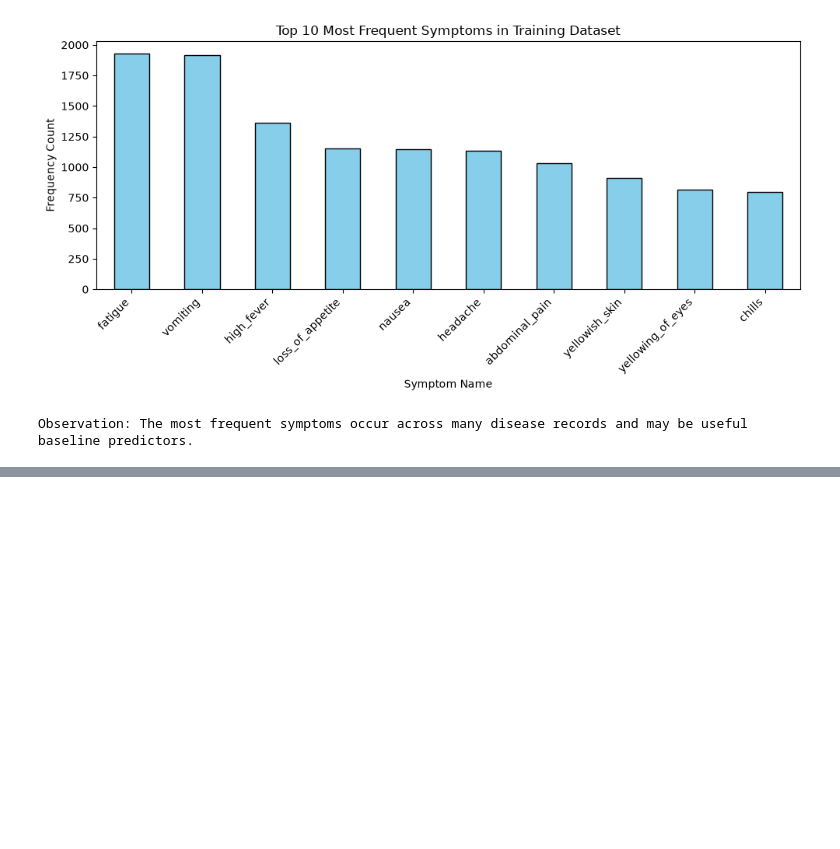
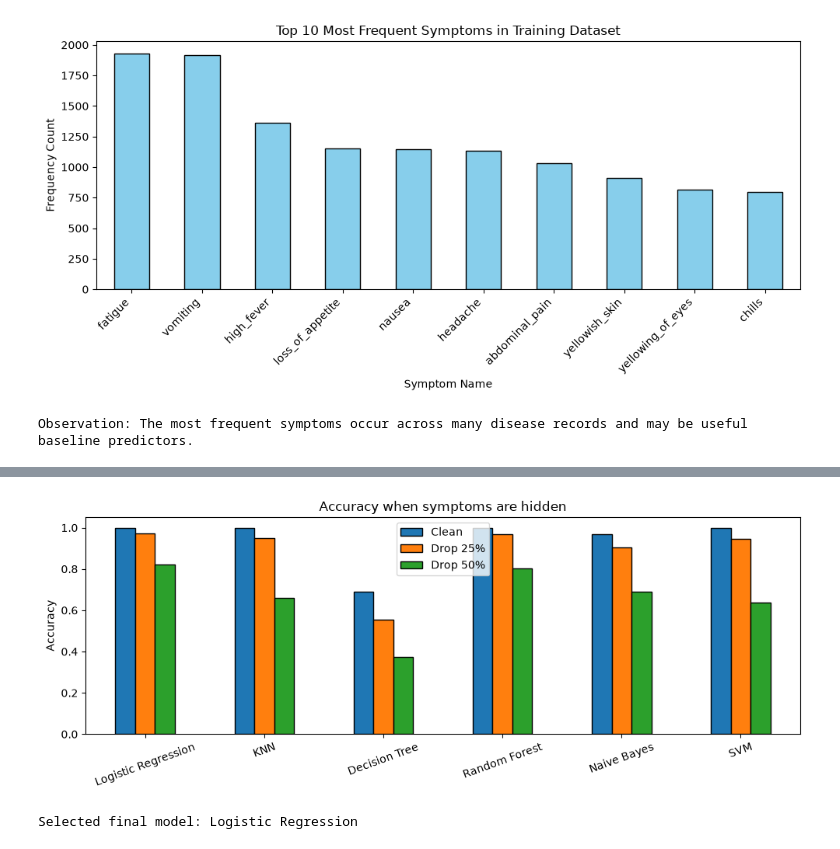
Before and after one commit to Sarvan-Singh7/Desease-Prediction-System-using-ML, a Jupyter notebook: ML.ipynb, the cells around one changed output, grey strips where cells are left out. Cells and saved outputs as stored; diff of their text form; code cells hidden in the pictures; blank space fills up the shorter version.

```diff
--- a/ML.ipynb
+++ b/ML.ipynb
@@ -285,0 +400,20 @@ The symptom dataset was inspected, cleaned, transformed into binary machine-lear
+# %%
+np.random.seed(42)                     # same random numbers every run
+
+robust = {}
+for name, model in models.items():
+    row = {'Clean': model.score(X_test, y_test)}
+
+    for drop in [0.25, 0.50]:
+        accs = []
+        for i in range(20):
+            keep = np.random.rand(X_test.shape[0], X_test.shape[1]) > drop   # True = keep symptom
+            X_hidden = X_test * keep                                         # hidden symptoms become 0
+            accs.append(model.score(X_hidden, y_test))
+        row['Drop ' + str(int(drop * 100)) + '%'] = np.mean(accs)
+
+    robust[name] = row
+
+robust_df = pd.DataFrame(robust).T
+robust_df['Average'] = robust_df.mean(axis=1)
+robust_df.round(3)
@@ -285,0 +428,16 @@ The symptom dataset was inspected, cleaned, transformed into binary machine-lear
+# %%
+robust_df[['Clean', 'Drop 25%', 'Drop 50%']].plot(kind='bar', figsize=(10, 4), edgecolor='black')
+plt.title('Accuracy when symptoms are hidden')
+plt.ylabel('Accuracy')
+plt.ylim(0, 1.05)
+plt.xticks(rotation=20)
+plt.tight_layout()
+plt.show()
+
+# Pick the model with the best average robustness
+best_name = robust_df['Average'].idxmax()
+final_model = models[best_name]
+print('Selected final model:', best_name)
+# %% [output]
+[figure, added]
+Selected final model: Logistic Regression
```
Also changed, not shown: parts of 38 cells of this notebook.
